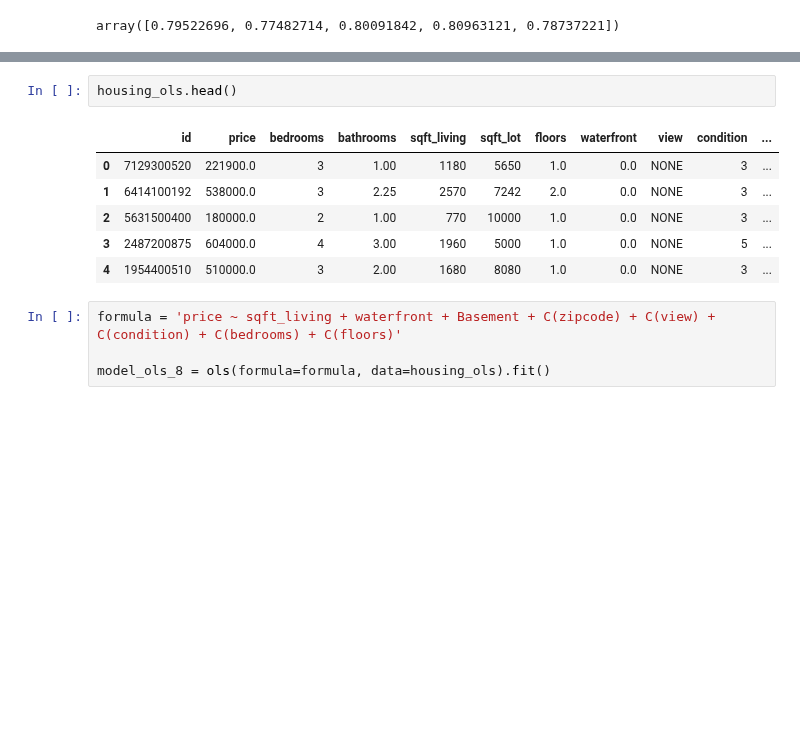
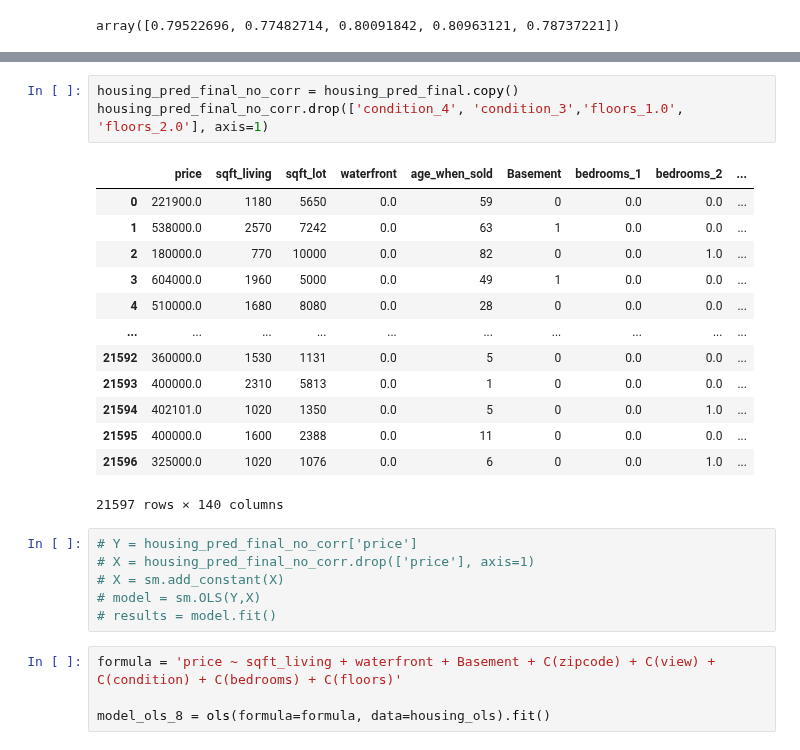
Before and after one commit to kangjw1208/King-Country-Real-Estate, a Jupyter notebook: Final.ipynb, the cells around one changed output, grey strips where cells are left out. Drawn from its saved outputs; the diff is of its cells as text; blank space fills up the shorter version.

```diff
--- a/Final.ipynb
+++ b/Final.ipynb
@@ -492,15 +543,29 @@ array([ 2.62071766e+02,  5.71040298e+05, -6.73131948e+04, -2.29182609e+05,
         1.40656111e+03,  1.40870602e+04,  5.49122661e+04, -2.56745662e+03,
        -2.01259672e+04, -2.83395034e+04,  8.04776664e+04, -7.04965847e+04,
         4.10518454e+04])
-# %%
-housing_ols.head()
-# %% [output]
-|  | id | price | bedrooms | bathrooms | sqft_living | sqft_lot | floors | waterfront | view | condition | ... |
-| 0 | 7129300520 | 221900.0 | 3 | 1.00 | 1180 | 5650 | 1.0 | 0.0 | NONE | 3 | ... |
-| 1 | 6414100192 | 538000.0 | 3 | 2.25 | 2570 | 7242 | 2.0 | 0.0 | NONE | 3 | ... |
-| 2 | 5631500400 | 180000.0 | 2 | 1.00 | 770 | 10000 | 1.0 | 0.0 | NONE | 3 | ... |
-| 3 | 2487200875 | 604000.0 | 4 | 3.00 | 1960 | 5000 | 1.0 | 0.0 | NONE | 5 | ... |
-| 4 | 1954400510 | 510000.0 | 3 | 2.00 | 1680 | 8080 | 1.0 | 0.0 | NONE | 3 | ... |
+# %%
+housing_pred_final_no_corr = housing_pred_final.copy()
+housing_pred_final_no_corr.drop(['condition_4', 'condition_3','floors_1.0', 'floors_2.0'], axis=1)
+# %% [output]
+|  | price | sqft_living | sqft_lot | waterfront | age_when_sold | Basement | bedrooms_1 | bedrooms_2 | ... |
+| 0 | 221900.0 | 1180 | 5650 | 0.0 | 59 | 0 | 0.0 | 0.0 | ... |
+| 1 | 538000.0 | 2570 | 7242 | 0.0 | 63 | 1 | 0.0 | 0.0 | ... |
+| 2 | 180000.0 | 770 | 10000 | 0.0 | 82 | 0 | 0.0 | 1.0 | ... |
+| 3 | 604000.0 | 1960 | 5000 | 0.0 | 49 | 1 | 0.0 | 0.0 | ... |
+| 4 | 510000.0 | 1680 | 8080 | 0.0 | 28 | 0 | 0.0 | 0.0 | ... |
+| ... | ... | ... | ... | ... | ... | ... | ... | ... | ... |
+| 21592 | 360000.0 | 1530 | 1131 | 0.0 | 5 | 0 | 0.0 | 0.0 | ... |
+| 21593 | 400000.0 | 2310 | 5813 | 0.0 | 1 | 0 | 0.0 | 0.0 | ... |
+| 21594 | 402101.0 | 1020 | 1350 | 0.0 | 5 | 0 | 0.0 | 1.0 | ... |
+| 21595 | 400000.0 | 1600 | 2388 | 0.0 | 11 | 0 | 0.0 | 0.0 | ... |
+| 21596 | 325000.0 | 1020 | 1076 | 0.0 | 6 | 0 | 0.0 | 1.0 | ... |
+21597 rows × 140 columns
+# %%
+# Y = housing_pred_final_no_corr['price']
+# X = housing_pred_final_no_corr.drop(['price'], axis=1)
+# X = sm.add_constant(X)
+# model = sm.OLS(Y,X)
+# results = model.fit()
 # %%
 formula = 'price ~ sqft_living + waterfront + Basement + C(zipcode) + C(view) + C(condition) + C(bedrooms) + C(floors)'
 
```
Also changed, not shown: parts of 17 cells of this notebook.
